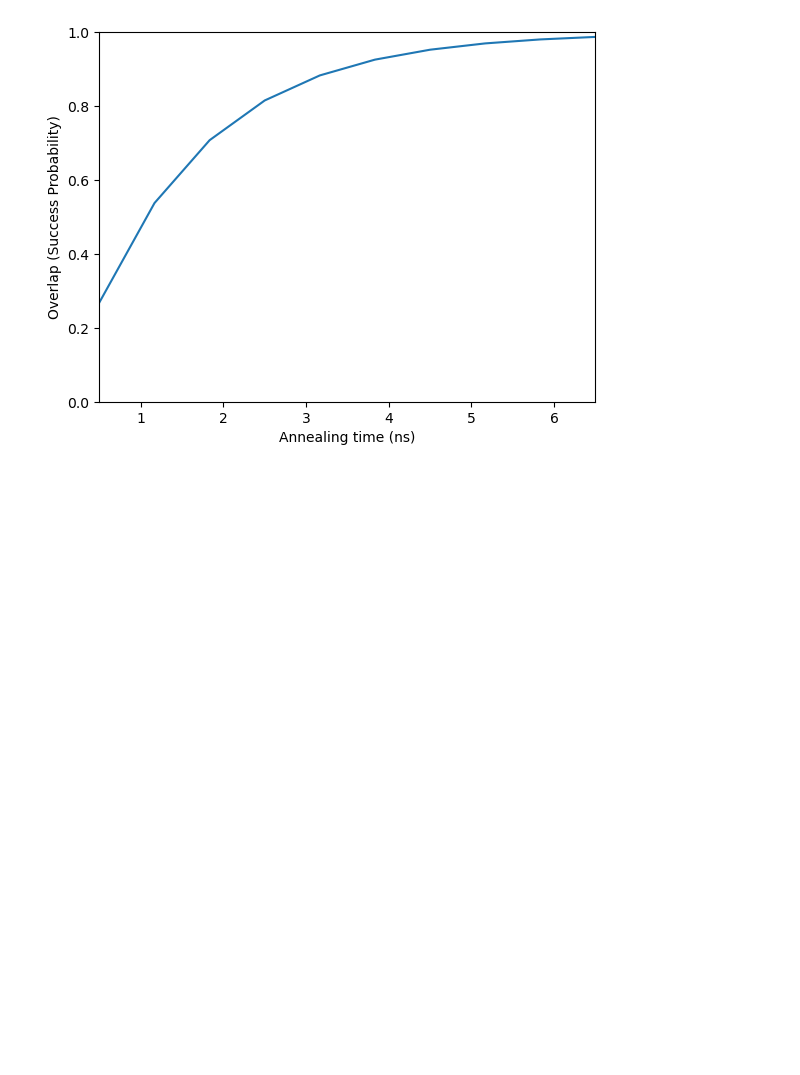
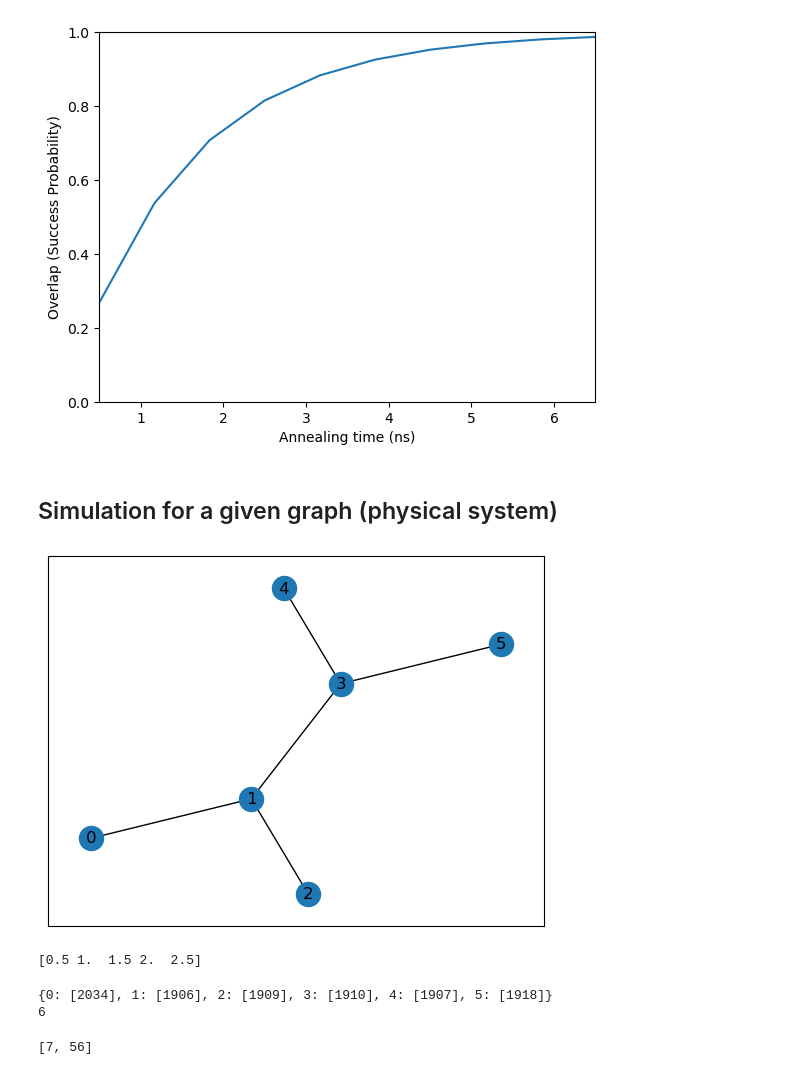
Before and after one commit to AndreaPeMa0/Graph-Partitioning-QA, a Jupyter notebook: Scripts/Simulation/Simulation-FinalVersion.ipynb, the cells around one changed output. Cells and saved outputs as stored; diff of their text form; code cells hidden in the pictures; blank space fills up the shorter version.

```diff
--- a/Scripts/Simulation/Simulation-FinalVersion.ipynb
+++ b/Scripts/Simulation/Simulation-FinalVersion.ipynb
@@ -544,3 +680,25 @@ plt.plot(tf, successProbability)
 plt.savefig("Success_Probability_vs_Annealing_time_6")
 # %% [output]
 [figure]
+# %% [markdown]
+## Simulation for a given graph (physical system)
+# %%
+#Create the graph
+G = FileToNetwork("1.txt")
+DrawNetwork(G, "1.png")
+# %% [output]
+[figure, added]
+# %%
+#Parameters
+min_RCS = 0.0
+max_RCS = 1.0
+num_RCS = 10
+RCS = np.linspace(min_RCS, max_RCS, num_RCS)
+min_tf = 0.5
+max_tf = 2.5
+num_tf = 5
+tf = np.linspace(min_tf, max_tf, num_tf)
+delta_t = 0.01
+print(tf)
+# %% [output]
+[0.5 1.  1.5 2.  2.5]
@@ -546,0 +712,6 @@ plt.savefig("Success_Probability_vs_Annealing_time_6")
+# %%
+print(embedding)
+print(num_physical_qubits)
+# %% [output]
+{0: [2034], 1: [1906], 2: [1909], 3: [1910], 4: [1907], 5: [1918]}
+6
@@ -546,0 +721,8 @@ plt.savefig("Success_Probability_vs_Annealing_time_6")
+# %%
+#Hamiltonians
+logical_Hp1, logical_Hp2 = makeQUBOHamiltonian("1.txt", 1.25, 1)
+logical_gs = groundState(logical_Hp1)
+num_eigenstates = 3
+print(logical_gs)
+# %% [output]
+[7, 56]
```
Also changed, not shown: parts of 13 cells of this notebook, 38 other files.
